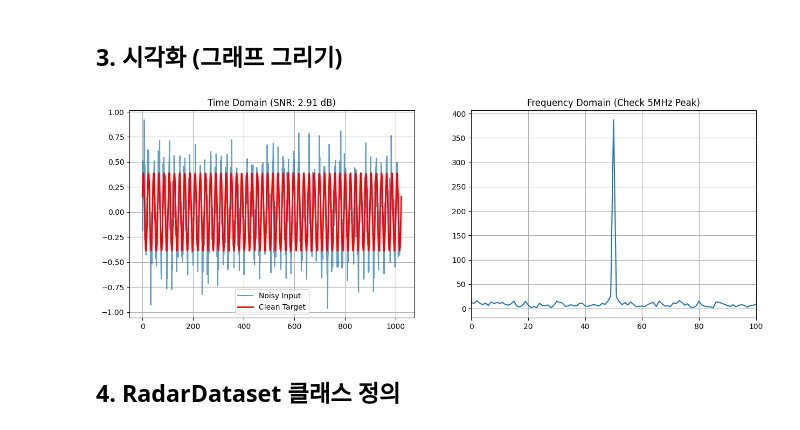
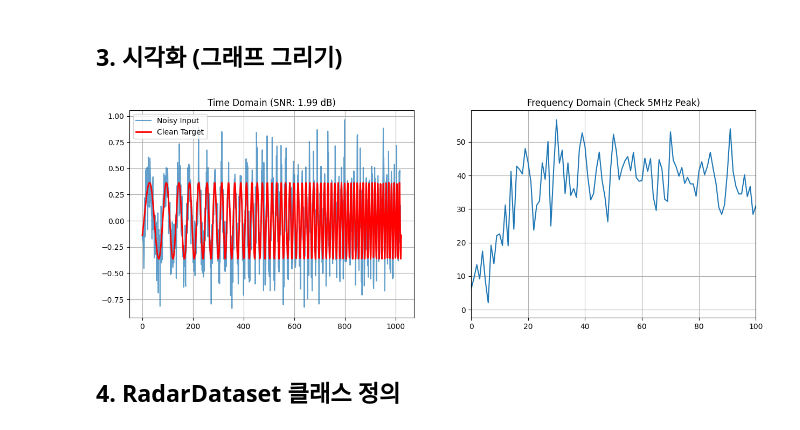
Before and after one commit to jaehyeon5004/Radar-Signal-Denoising-PyTorch, a Jupyter notebook: check_data.ipynb, the cells around one changed output. Saved outputs shown, nothing was run; the diff lists cells and outputs as text; code cells hidden in the pictures.

```diff
--- a/check_data.ipynb
+++ b/check_data.ipynb
@@ -14,8 +13,7 @@ print("라이브러리 로드 완료!")
 # %% [markdown]
 ## 2. 데이터 불러오기
 # %%
-# [수정된 두 번째 셀]
-file_path = 'Radar_Denoising/sine_dataset.mat'
+file_path = 'chirp_dataset.mat'
 
 try:
     with h5py.File(file_path, 'r') as f:
@@ -59,30 +57,49 @@ X_noisy type: complex128
 ## 3. 시각화 (그래프 그리기)
 # %%
 idx = 0 # 확인하고 싶은 데이터 번호 (0 ~ 4999)
+fs = 100e6
 
 plt.figure(figsize=(15, 5))
 
 # 1. 시간 영역 (Time Domain)
 plt.subplot(1, 2, 1)
 plt.plot(np.real(X_noisy[idx]), label='Noisy Input', alpha=0.7)
 plt.plot(np.real(Y_clean[idx]), 'r', label='Clean Target', linewidth=2)
 plt.title(f'Time Domain (SNR: {SNR_log[idx][0]:.2f} dB)')
 plt.legend()
 plt.grid(True)
 
 # 2. 주파수 영역 (Frequency Domain)
 plt.subplot(1, 2, 2)
 # FFT 계산
 fft_data = np.abs(np.fft.fft(X_noisy[idx]))
 # 주파수 축 생성 (대략적인 인덱스로 표현)
 plt.plot(fft_data)
 plt.title('Frequency Domain (Check 5MHz Peak)')
 plt.xlim(0, 100) # 앞부분 확대
 plt.grid(True)
 
 plt.show()
+
+
+
+from scipy.signal import spectrogram
+
+def plot_spectrogram(x, fs, title):
+    """
+    x: 1D numpy array (real signal)
+    fs: sampling frequency
+    """
+    f, t, Sxx = spectrogram(x, fs=fs, nperseg=256, noverlap=128)
+
+    plt.pcolormesh(t, f, 10*np.log10(Sxx + 1e-12), shading='gouraud')
+    plt.ylabel('Frequency (Hz)')
+    plt.xlabel('Time (s)')
+    plt.title(title)
+    plt.colorbar(label='Power (dB)')
+    plt.ylim(0, fs/2)
 # %% [output]
-[figure, old version]
+[figure, new version]
 # %% [markdown]
 ## 4. RadarDataset 클래스 정의
 # %%
```
Also changed, not shown: parts of 8 cells of this notebook, 4 other files.
